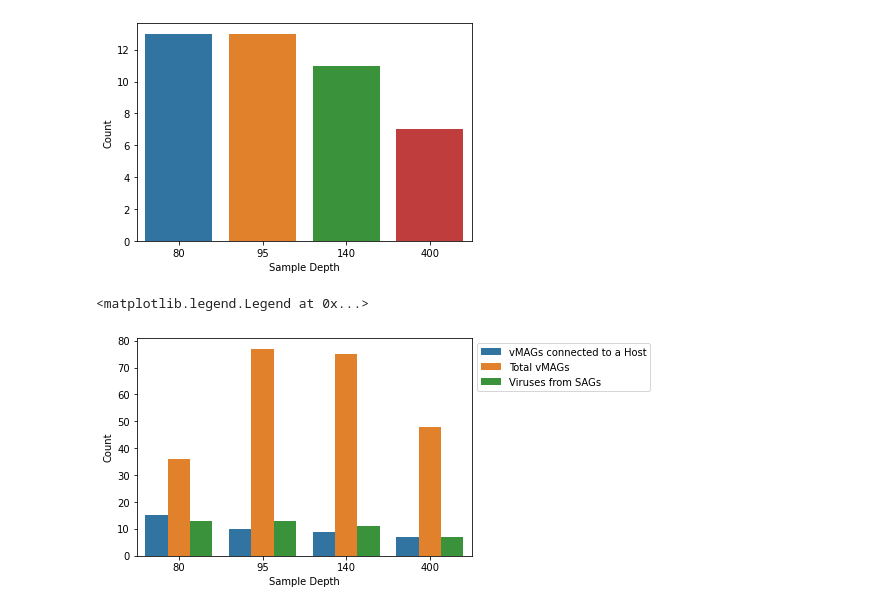
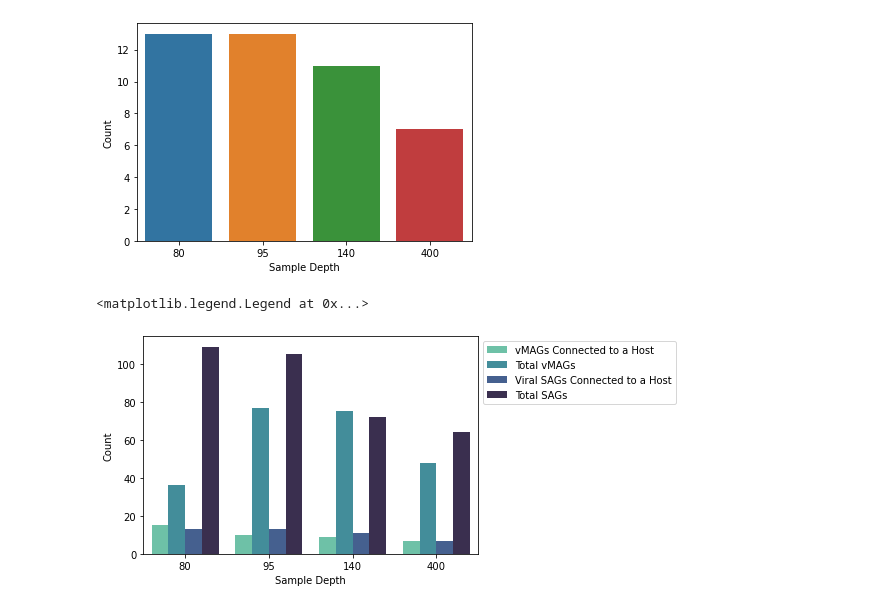
Before and after one commit to mdherring/OMZ_MH_Analysis, a Jupyter notebook: 02_host_virus_assoc_summary.ipynb, the cells around one changed output. Saved outputs shown, nothing was run; the diff lists cells and outputs as text; code cells hidden in the pictures.

Commit message:
minor figure adjustments for presentation

```diff
--- a/02_host_virus_assoc_summary.ipynb
+++ b/02_host_virus_assoc_summary.ipynb
@@ -25,7 +25,9 @@ jv121_viral_mag = pd.read_csv("~/Documents/Bigelow/Virus_Project/OMZ_MH_Analysis
 jv132_viral_mag = pd.read_csv("~/Documents/Bigelow/Virus_Project/OMZ_MH_Analysis/Data/proximeta_viral_files/jv-132_874826_Viral_Files/viral_MAGs/viral_mags_summary.tsv", sep = '\t')
 jv154_viral_mag = pd.read_csv("~/Documents/Bigelow/Virus_Project/OMZ_MH_Analysis/Data/proximeta_viral_files/jv-154_874822_Viral_Files/viral_MAGs/viral_mags_summary.tsv", sep = '\t')
 
-sags = pd.read_csv("~/Documents/Bigelow/Virus_Project/OMZ_MH_Analysis/Data/sag_data/MPvsag_info_230818.csv")
+sags_viruses = pd.read_csv("~/Documents/Bigelow/Virus_Project/OMZ_MH_Analysis/Data/sag_data/MPvsag_info_230818.csv")
+
+sags = pd.read_csv("~/Documents/Bigelow/Virus_Project/OMZ_MH_Analysis/Data/sag_data/MPsag_mx2_proximeta_matches_gtdbtk.csv")
 # %% [markdown]
 ## How many MAGs are connected to viral contigs/vMAGs?
 # %% [markdown]
@@ -366,31 +437,38 @@ Text(0, 0.5, 'Count')
 # %%
 vMAGs = df.groupby('virus_type', as_index=False).get_group('vMAG')
 sample_depth = [80,95,140,400]
 count_vMAG = pd.DataFrame(vMAGs['sample_depth'].value_counts())
 count_vMAG.rename(columns={'sample_depth': 'count'}, inplace=True)
 count_vMAG['sample_depth'] = sample_depth
-count_vMAG['type'] = 'vMAGs connected to a Host'
+count_vMAG['type'] = 'vMAGs Connected to a Host'
 
 len_viral_mag = pd.DataFrame([len(jv119_viral_mag), len(jv121_viral_mag), len(jv132_viral_mag), len(jv154_viral_mag)])
 len_viral_mag.rename(columns={0: 'count'}, inplace=True)
 count_viral_mag = pd.DataFrame(pd.concat([len_viral_mag,pd.DataFrame(sample_depth)],axis=1))
 count_viral_mag.rename(columns={0: 'sample_depth'}, inplace=True)
 count_viral_mag['type'] = 'Total vMAGs'
 
 combo1 = pd.concat([count_vMAG,count_viral_mag])
 
+sags_vir_count = pd.DataFrame(sags_viruses['depth'].value_counts())
+sags_vir_count.rename(columns={'depth': 'count'}, inplace=True)
+sags_vir_count['sample_depth'] = sample_depth
+sags_vir_count['type'] = 'Viral SAGs Connected to a Host'
+
+combo2 = pd.concat([combo1,sags_vir_count])
+
 sags_count = pd.DataFrame(sags['depth'].value_counts())
 sags_count.rename(columns={'depth': 'count'}, inplace=True)
 sample_depth = [80,95,140,400]
 sags_count['sample_depth'] = sample_depth
-sags_count['type'] = 'Viruses from SAGs'
+sags_count['type'] = "Total SAGs"
 
-combo2 = pd.concat([combo1,sags_count])
+combo3 = pd.concat([combo2,sags_count])
 
-sns.barplot(x="sample_depth", y="count", hue="type", data=combo2)
+sns.barplot(x="sample_depth", y="count", hue="type", data=combo3, palette ='mako_r')
 plt.xlabel('Sample Depth')
 plt.ylabel('Count')
 plt.legend(title='',loc='upper left', bbox_to_anchor=(1, 1))
 # %% [output]
 <matplotlib.legend.Legend at 0x...>
-[figure, old version]
+[figure, new version]
```
Also changed, not shown: parts of 15 cells of this notebook, 4 other files.
